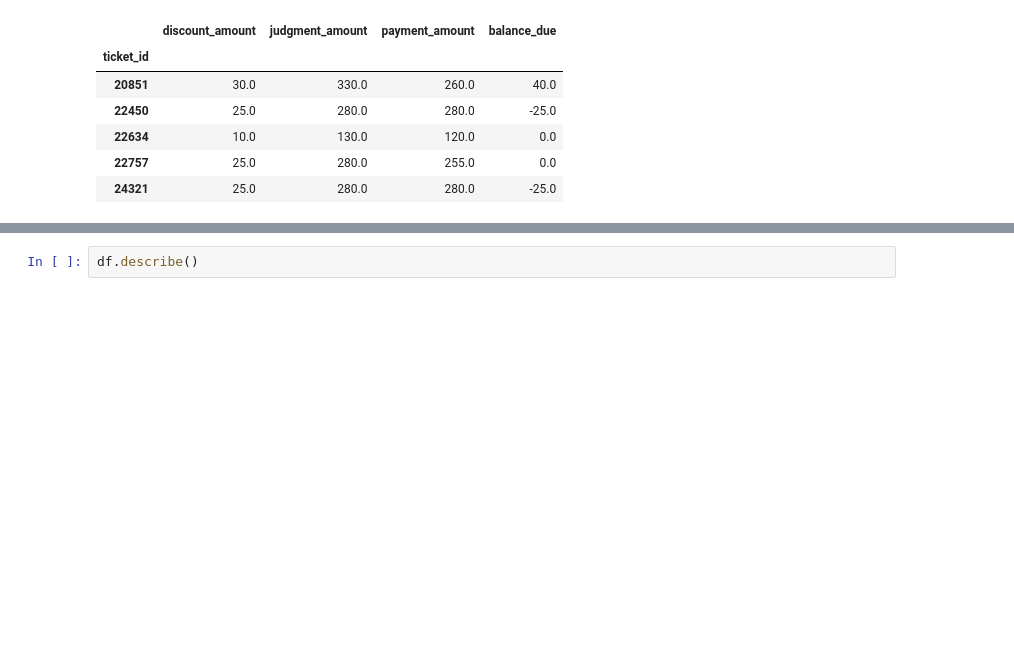
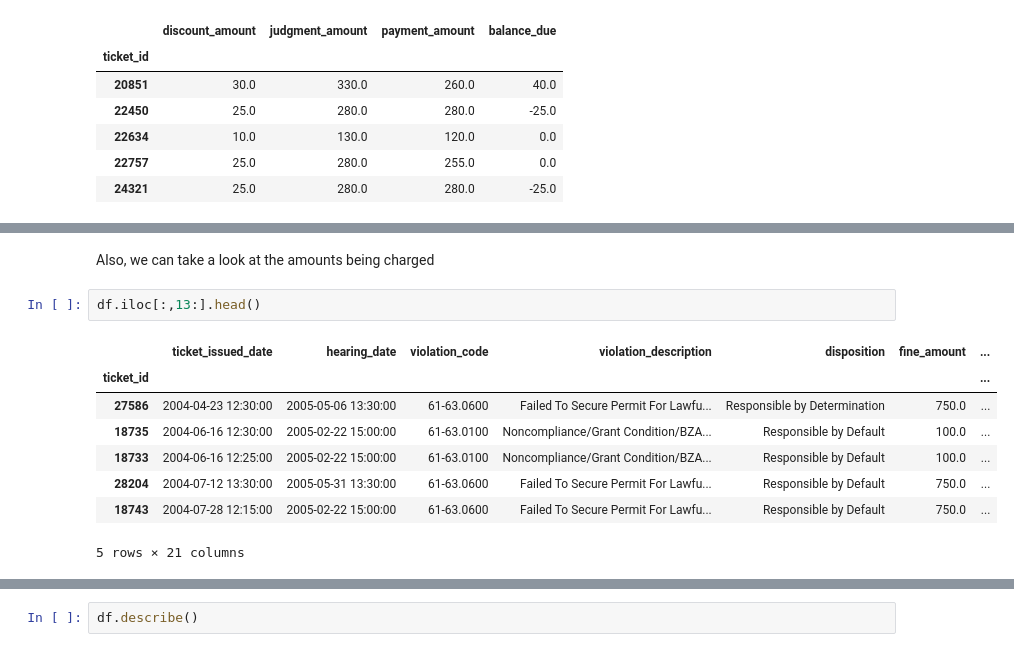
Before and after one commit to henriqueumeda/Property-Maintenance-Blight-Ticket-Fines, a Jupyter notebook: Property Maintenance Blight Ticket Fines.ipynb, the cells around one changed output, grey strips where cells are left out. Cells and saved outputs as stored; diff of their text form; blank space fills up the shorter version.

```diff
--- a/Property Maintenance Blight Ticket Fines.ipynb
+++ b/Property Maintenance Blight Ticket Fines.ipynb
@@ -300,0 +303,13 @@ df[df['discount_amount'] != 0][['discount_amount', 'judgment_amount', 'payment_a
+# %% [markdown]
+Also, we can take a look at the amounts being charged
+# %%
+df.iloc[:,13:].head()
+# %% [output]
+|  | ticket_issued_date | hearing_date | violation_code | violation_description | disposition | fine_amount | ... |
+| ticket_id |  |  |  |  |  |  | ... |
+| 27586 | 2004-04-23 12:30:00 | 2005-05-06 13:30:00 | 61-63.0600 | Failed To Secure Permit For Lawfu... | Responsible by Determination | 750.0 | ... |
+| 18735 | 2004-06-16 12:30:00 | 2005-02-22 15:00:00 | 61-63.0100 | Noncompliance/Grant Condition/BZA... | Responsible by Default | 100.0 | ... |
+| 18733 | 2004-06-16 12:25:00 | 2005-02-22 15:00:00 | 61-63.0100 | Noncompliance/Grant Condition/BZA... | Responsible by Default | 100.0 | ... |
+| 28204 | 2004-07-12 13:30:00 | 2005-05-31 13:30:00 | 61-63.0600 | Failed To Secure Permit For Lawfu... | Responsible by Default | 750.0 | ... |
+| 18743 | 2004-07-28 12:15:00 | 2005-02-22 15:00:00 | 61-63.0600 | Failed To Secure Permit For Lawfu... | Responsible by Default | 750.0 | ... |
+5 rows × 21 columns
```
Also changed, not shown: parts of 15 cells of this notebook.
